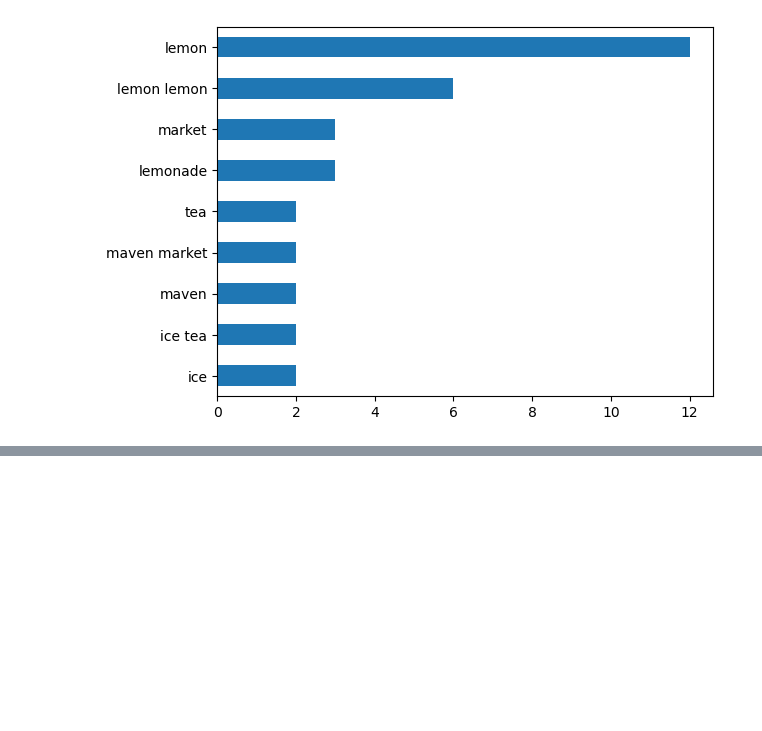
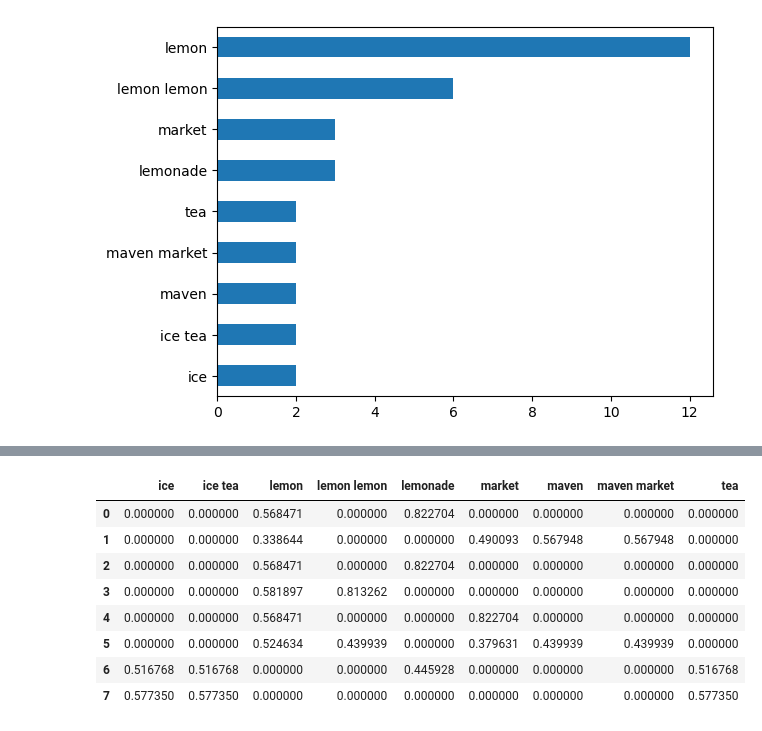
Before and after one commit to Camiloesp/PythonDataScience_NaturalLanguageProcessing, a Jupyter notebook: 2_TextPreprocessing.ipynb, the cells around one changed output, grey strips where cells are left out. Saved outputs shown, nothing was run; the diff lists cells and outputs as text; code cells hidden in the pictures; blank space fills up the shorter version.

```diff
--- a/2_TextPreprocessing.ipynb
+++ b/2_TextPreprocessing.ipynb
@@ -579,0 +611,15 @@ term_freq.sort_values().plot(kind='barh');
+# %%
+tv2 = TfidfVectorizer(stop_words='english', ngram_range=(1,2), min_df=.2, max_df=.8)
+tfidf2 = tv2.fit_transform(series) # save as document term matrix
+tfidf_df2 = pd.DataFrame(tfidf2.toarray(), columns=tv2.get_feature_names_out())
+tfidf_df2
+# %% [output]
+|  | ice | ice tea | lemon | lemon lemon | lemonade | market | maven | maven market | tea |
+| 0 | 0.000000 | 0.000000 | 0.568471 | 0.000000 | 0.822704 | 0.000000 | 0.000000 | 0.000000 | 0.000000 |
+| 1 | 0.000000 | 0.000000 | 0.338644 | 0.000000 | 0.000000 | 0.490093 | 0.567948 | 0.567948 | 0.000000 |
+| 2 | 0.000000 | 0.000000 | 0.568471 | 0.000000 | 0.822704 | 0.000000 | 0.000000 | 0.000000 | 0.000000 |
+| 3 | 0.000000 | 0.000000 | 0.581897 | 0.813262 | 0.000000 | 0.000000 | 0.000000 | 0.000000 | 0.000000 |
+| 4 | 0.000000 | 0.000000 | 0.568471 | 0.000000 | 0.000000 | 0.822704 | 0.000000 | 0.000000 | 0.000000 |
+| 5 | 0.000000 | 0.000000 | 0.524634 | 0.439939 | 0.000000 | 0.379631 | 0.439939 | 0.439939 | 0.000000 |
+| 6 | 0.516768 | 0.516768 | 0.000000 | 0.000000 | 0.445928 | 0.000000 | 0.000000 | 0.000000 | 0.516768 |
+| 7 | 0.577350 | 0.577350 | 0.000000 | 0.000000 | 0.000000 | 0.000000 | 0.000000 | 0.000000 | 0.577350 |
```
Also changed, not shown: parts of 3 cells of this notebook, 1 other file.
